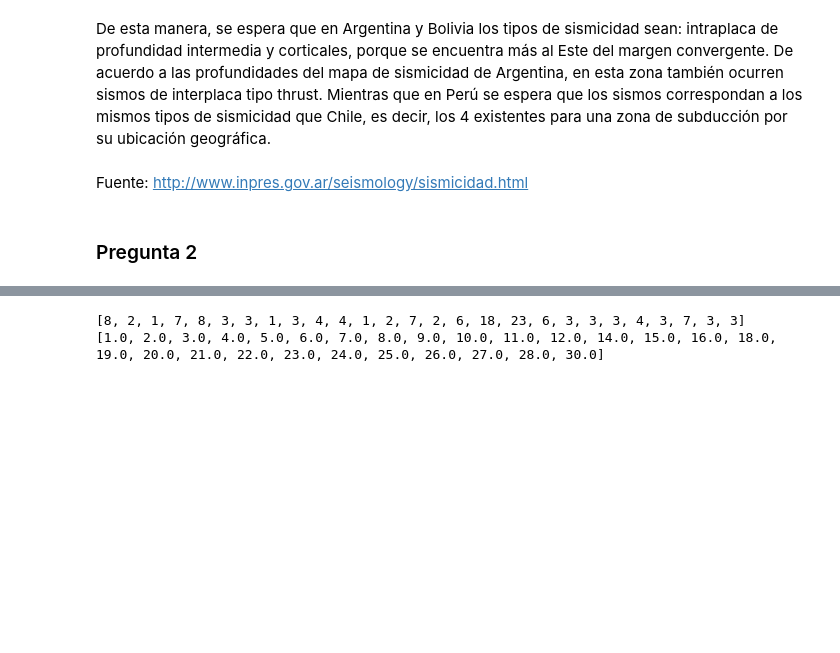
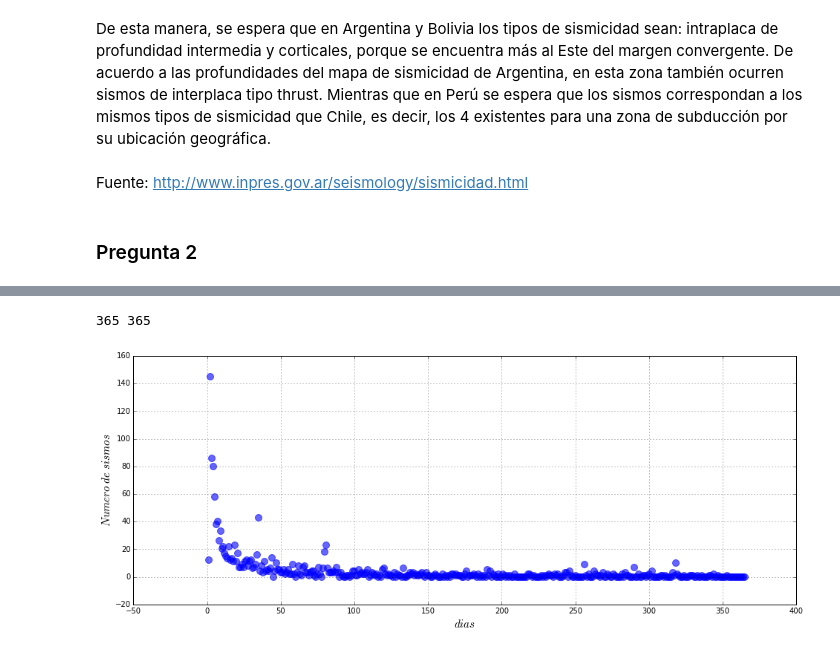
Before and after one commit to auracuervog/Sismologia20151, a Jupyter notebook: Tarea1/Tarea1.ipynb, the cells around one changed output, grey strips where cells are left out. Cells and saved outputs as stored; diff of their text form; code cells hidden in the pictures; blank space fills up the shorter version.

```diff
--- a/Tarea1/Tarea1.ipynb
+++ b/Tarea1/Tarea1.ipynb
@@ -165,6 +161,7 @@ mag2 = []
 dias3 = []
 mag3 = []
 
+#A continuación se separan los datos por meses y se cuenta el número de sismos por día
 for i in range(size):
     if (mes[i] == 4):
         #Seleccionando los sismos que ocurrieron entre las latitudes -20° y -21° y las longitudes -70.4° y 71°
@@ -203,19 +200,19 @@ for i in range(size):
         if (lat[i]>=-20.5 and lat[i]<=-19 and lon[i]>=-71.2 and lon[i]<=-70.2):
             dias12.append(dias[i])
             mag12.append(magnitud[i])
-    elif (mes[i] == 1):
+    elif (anho[i] == 2015 and mes[i] == 1):
         if (lat[i]>=-20.5 and lat[i]<=-19 and lon[i]>=-71.2 and lon[i]<=-70.2):
             dias1.append(dias[i])
             mag1.append(magnitud[i])
-    elif (mes[i] == 2):
+    elif (anho[i] == 2015 and mes[i] == 2):
         if (lat[i]>=-20.5 and lat[i]<=-19 and lon[i]>=-71.2 and lon[i]<=-70.2):
             dias2.append(dias[i])
             mag2.append(magnitud[i])
-    elif (mes[i] == 3):
+    elif (anho[i] == 2015 and mes[i] == 3):
         if (lat[i]>=-20.5 and lat[i]<=-19 and lon[i]>=-71.2 and lon[i]<=-70.2):
             dias3.append(dias[i])
             mag3.append(magnitud[i])
-
+num4 = []
 num4 = [len(list(group)) for key, group in groupby(dias4)]
 ndia4 = list(OrderedDict.fromkeys(dias4))
 num5 = [len(list(group)) for key, group in groupby(dias5)]
@@ -240,9 +237,3 @@ num2 = [len(list(group)) for key, group in groupby(dias2)]
 ndia2 = list(OrderedDict.fromkeys(dias2))
 num3 = [len(list(group)) for key, group in groupby(dias3)]
 ndia3 = list(OrderedDict.fromkeys(dias3))
-
-print num6
-print ndia6
-# %% [output]
-[8, 2, 1, 7, 8, 3, 3, 1, 3, 4, 4, 1, 2, 7, 2, 6, 18, 23, 6, 3, 3, 3, 4, 3, 7, 3, 3]
-[1.0, 2.0, 3.0, 4.0, 5.0, 6.0, 7.0, 8.0, 9.0, 10.0, 11.0, 12.0, 14.0, 15.0, 16.0, 18.0, 19.0, 20.0, 21.0, 22.0, 23.0, 24.0, 25.0, 26.0, 27.0, 28.0, 30.0]
@@ -248,0 +302,17 @@ print ndia6
+# %%
+anhoc = []
+for q in range(0,365):
+    anhoc.append(q+1)
+total_sismos = []
+total_sismos = num4+num5+num6+num7+num8+num9+num10+num11+num12+num1+num2+num3
+
+print len(anhoc), len(total_sismos)
+plt.figure(figsize=(16, 6))
+#plt.subplot(121)
+plt.scatter(anhoc, total_sismos, color = "blue", s= 80, alpha = 0.6 )
+plt.xlabel(r'$dias$', fontsize=15)
+plt.ylabel(r'$Numero \ de \ sismos$', fontsize=15)
+grid()
+# %% [output]
+365 365
+[figure, added]
```
Also changed, not shown: parts of 2 cells of this notebook.
